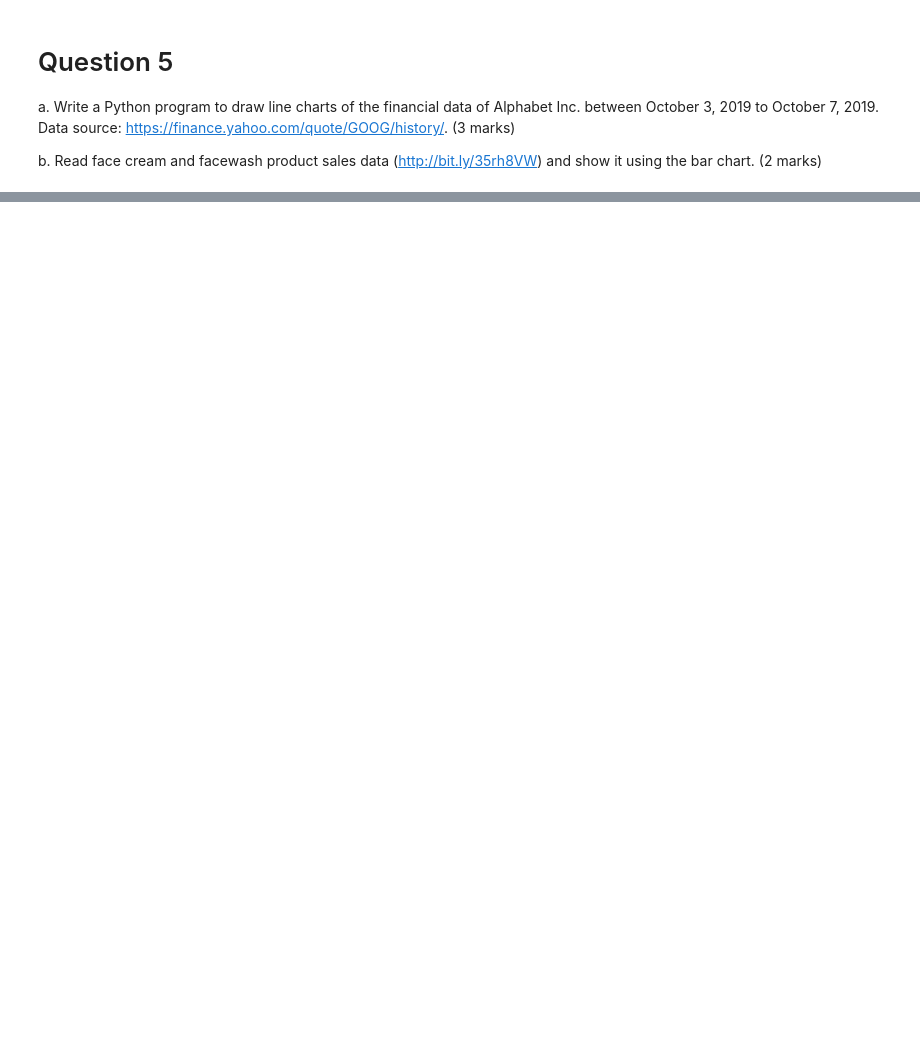
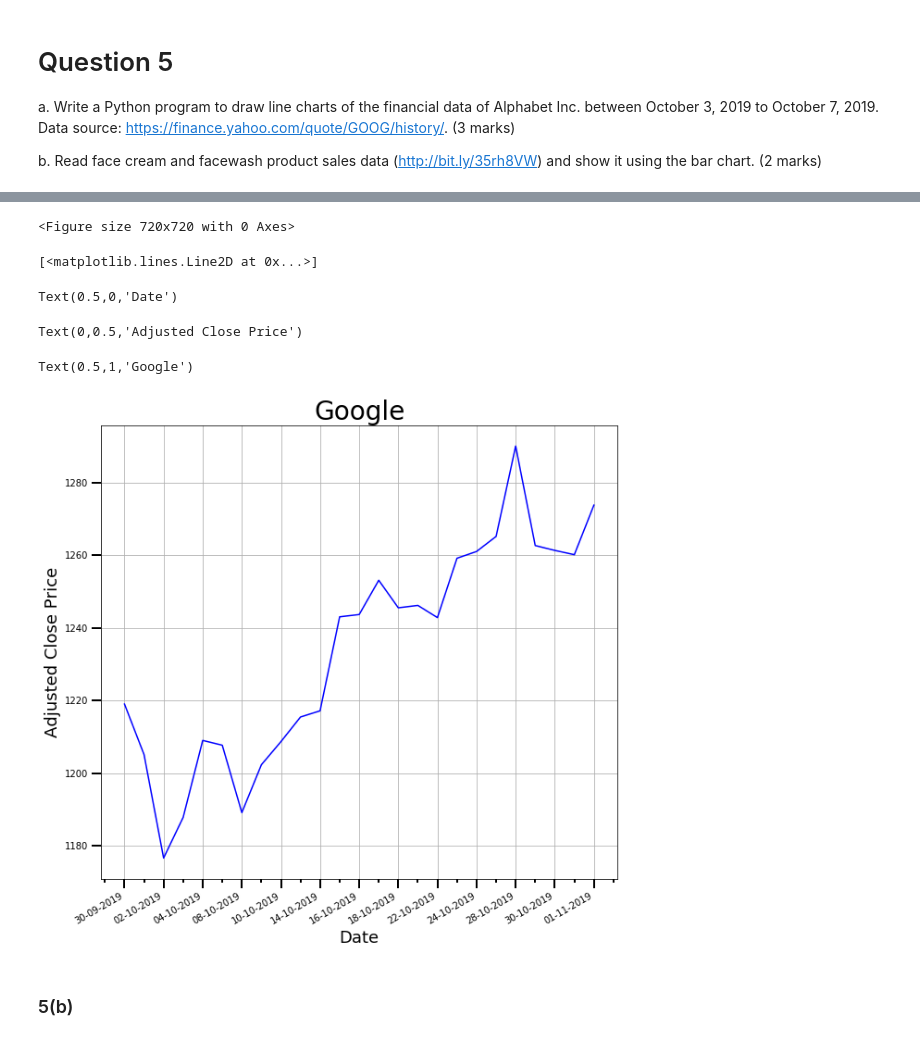
Before and after one commit to koayst/rp_python, a Jupyter notebook: TIPPAAI_P4DS_Koay_Seng_Tian.ipynb, the cells around one changed output, grey strips where cells are left out. Cells and saved outputs as stored; diff of their text form; code cells hidden in the pictures; blank space fills up the shorter version.

Commit message:
Finihed 5a and added the CSV file which is the dataset of GOOG stock

```diff
--- a/TIPPAAI_P4DS_Koay_Seng_Tian.ipynb
+++ b/TIPPAAI_P4DS_Koay_Seng_Tian.ipynb
@@ -319,0 +357,4 @@ b. Read face cream and facewash product sales data (http://bit.ly/35rh8VW) and s
+# %%
+# format the date to 'dd-mm-YYY'
+df['Date'] = pd.to_datetime(df['Date']).dt.strftime('%d-%m-%Y')
+df.head()
@@ -319,0 +368,34 @@ b. Read face cream and facewash product sales data (http://bit.ly/35rh8VW) and s
+# %%
+# plot the daily (after adjusted) close price of Google stock
+from matplotlib.ticker import (MultipleLocator, FormatStrFormatter, AutoMinorLocator)
+
+# figure size is 10 x 10 inches
+plt.figure(figsize=(10,10))
+plt.plot(df['Date'], df['Adj Close'], 'b-')
+
+plt.xlabel('Date', fontsize=18)
+plt.ylabel('Adjusted Close Price',  fontsize=18)
+plt.title('Google', fontsize=28)
+
+# set major and minor ticks on the x and y axes
+ax = plt.gca()
+ax.tick_params(which='both', width=2)
+ax.tick_params(which='major', length=10)
+ax.tick_params(which='minor', length=4)
+ax.xaxis.set_major_locator(MultipleLocator(2))
+ax.xaxis.set_minor_locator(MultipleLocator(1))
+
+# show grid on the chart
+plt.grid(True)
+
+# the x-tick date label is slanted
+plt.gcf().autofmt_xdate()
+# %% [output]
+<Figure size 720x720 with 0 Axes>
+[<matplotlib.lines.Line2D at 0x...>]
+Text(0.5,0,'Date')
+Text(0,0.5,'Adjusted Close Price')
+Text(0.5,1,'Google')
+[figure, added]
+# %% [markdown]
+### 5(b)
```
Also changed, not shown: parts of 11 cells of this notebook, 1 other file.
